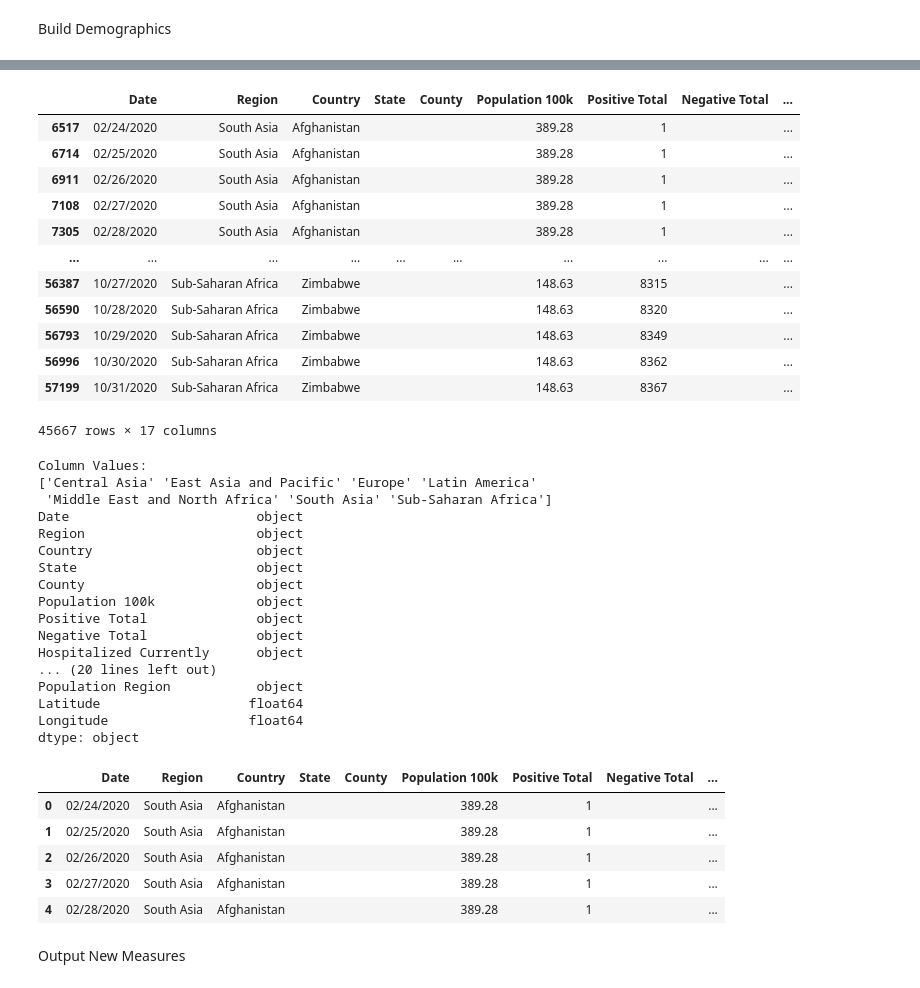
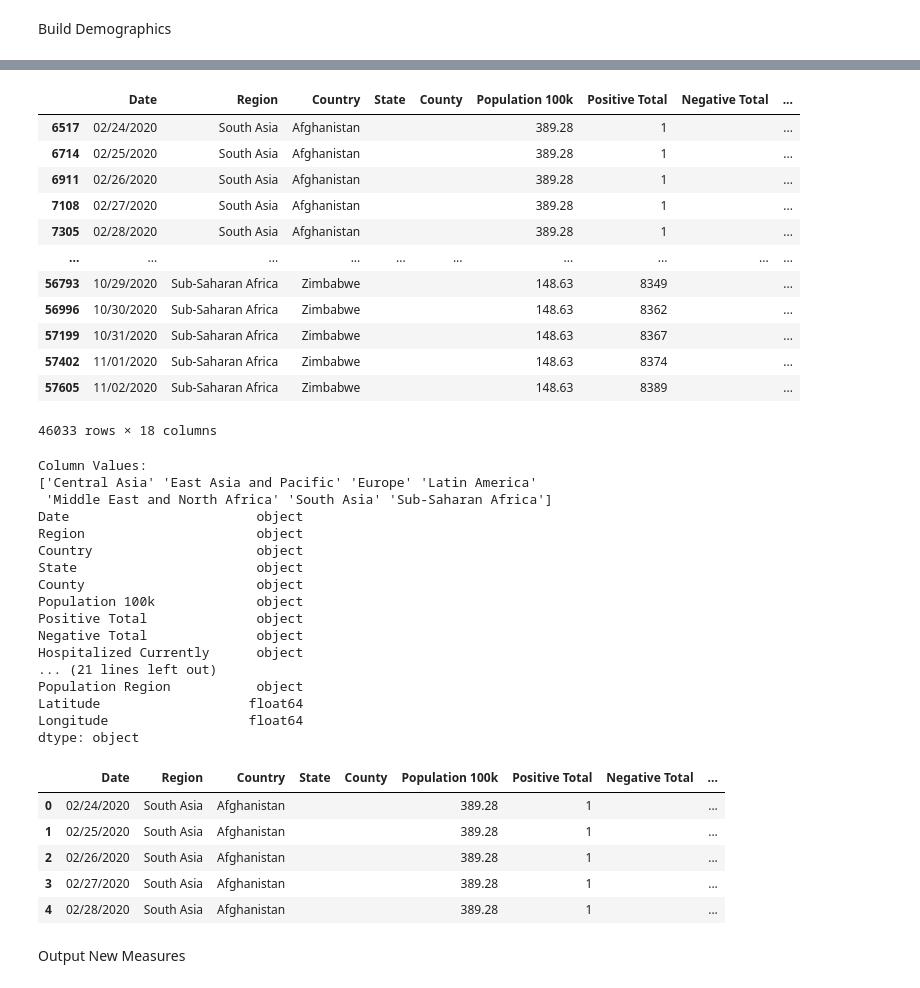
Before and after one commit to janinewhite/Global-COVID-Surveillance, a Jupyter notebook: COVID Surveillance.ipynb, the cells around one changed output, grey strips where cells are left out. Drawn from its saved outputs; the diff is of its cells as text; code cells hidden in the pictures.

```diff
--- a/COVID Surveillance.ipynb
+++ b/COVID Surveillance.ipynb
@@ -545,7 +554,29 @@ c["SARS-CoV-2 Source"] = github_url
 c["Level"] = "Country"
 c["accessed"] = str(currentTime.month) + '/' + str(currentTime.day) + '/' + str(currentTime.year)
 
-c.head(10)
+c = c.rename({'cum_tests_orig': "Total Tests",
+              'new_tests_orig': "Tests Daily",
+              'pop_100k': "Population (100K)",
+              'new_cases_orig': "Cases Daily",
+              'new_deaths_orig': "Deaths Daily",
+              'cap_cum_cases': "Total Cases Per Capita",
+              'cap_new_cases': "Cases Daily per Capita (7 day rolling average)",
+              'cap_cum_deaths': "Total Deaths Per Capita",
+              'cap_new_deaths': "Death Daily Per capita (7 day rolling average)",
+              'cap_cum_tests': "Total Tests Per Capita (7 day rolling average)",
+              'cap_new_tests': "Tests Daily Per Capita (7 day rolling average)",
+              'all_cum_cases': "Total Cases",
+              'all_new_cases': "Cases Daily (7 day rolling average)",
+              'all_cum_deaths': "Total Deaths",
+              'all_new_deaths': "Death Daily (7 day rolling average)",
+              'all_cum_tests': "Total Tests (7 day rolling average)",
+              'all_new_tests': "Tests Daily (7 day rolling average)",
+              'pos': "Positivity Rate (7 day rolling average)"
+             },axis=1)
+print("Renamed Columns")
+print(c.columns)
+
+c.head()
 # %% [output]
 Columns
 Index(['set', 'name', 'unit', 'time', 'cum_tests_orig', 'new_tests_orig',
@@ -692,44 +749,50 @@ configured.head(-10)
 # %%
+is_configured = c.name.isin(configured_countries)
+configured = c[is_configured].copy()
+configured.head(-10)
+
 script_order = ["time","region","name","state","county","pop_100k",
                 "all_cum_cases","all_cum_neg",
-                "hospitalized_currently","hospitalized_cum",
+
+
+        "hospitalized_currently","hospitalized_cum",
                 "all_cum_deaths","new_deaths",
-                "all_new_neg","new_cases","new_tests",
+                "all_new_neg","new_cases","new_tests","pos",
                 "SARS-CoV-2 Source","accessed"]
 column_names = ["Date","Region","Country","State","County","Population 100k",
                 "Positive Total", "Negative Total",
                 "Hospitalized Currently", "Hospitalized Cumulative",
                 "Deaths Total","Death Daily",
-                "Negative Daily","Positive Daily","Tests Daily",
+                "Negative Daily","Positive Daily","Tests Daily","Pos",
                 "SARS-CoV-2 Source","SARS-CoV-2 Accessed"]
 integer_output = ["Positive Total", "Negative Total",
                 "Hospitalized Currently", "Hospitalized Cumulative",
                 "Deaths Total","Death Daily",
-                "Negative Daily","Positive Daily","Tests Daily"]
+                "Negative Daily","Positive Daily","Tests Daily","Pos"]
 
 configured_output = configured[script_order].copy()
 configured_output.columns = column_names
 configured_output[integer_output] = configured_output[integer_output].apply(lambda x: pd.to_numeric(x,
                                                                                                     errors='coerce',
                                                                                                     downcast='integer'))
 configured_output = configured_output[configured_output.columns].astype(str)
 for i in configured_output.columns:
     configured_output[i] = configured_output[i].apply(lambda x: emptyNan(x))
 configured_output.head(-10)
 # %% [output]
 |  | Date | Region | Country | State | County | Population 100k | Positive Total | Negative Total | ... |
 | 6517 | 02/24/2020 | South Asia | Afghanistan |  |  | 389.28 | 1 |  | ... |
 | 6714 | 02/25/2020 | South Asia | Afghanistan |  |  | 389.28 | 1 |  | ... |
 | 6911 | 02/26/2020 | South Asia | Afghanistan |  |  | 389.28 | 1 |  | ... |
 | 7108 | 02/27/2020 | South Asia | Afghanistan |  |  | 389.28 | 1 |  | ... |
 | 7305 | 02/28/2020 | South Asia | Afghanistan |  |  | 389.28 | 1 |  | ... |
 | ... | ... | ... | ... | ... | ... | ... | ... | ... | ... |
-| 56387 | 10/27/2020 | Sub-Saharan Africa | Zimbabwe |  |  | 148.63 | 8315 |  | ... |
-| 56590 | 10/28/2020 | Sub-Saharan Africa | Zimbabwe |  |  | 148.63 | 8320 |  | ... |
 | 56793 | 10/29/2020 | Sub-Saharan Africa | Zimbabwe |  |  | 148.63 | 8349 |  | ... |
 | 56996 | 10/30/2020 | Sub-Saharan Africa | Zimbabwe |  |  | 148.63 | 8362 |  | ... |
 | 57199 | 10/31/2020 | Sub-Saharan Africa | Zimbabwe |  |  | 148.63 | 8367 |  | ... |
+| 57402 | 11/01/2020 | Sub-Saharan Africa | Zimbabwe |  |  | 148.63 | 8374 |  | ... |
+| 57605 | 11/02/2020 | Sub-Saharan Africa | Zimbabwe |  |  | 148.63 | 8389 |  | ... |
-45667 rows × 17 columns
+46033 rows × 18 columns
 # %%
 # Merge input data and demographics
 merged_input = pd.merge(configured_output, country_demographics, how="left", on="Country")
@@ -749,7 +812,7 @@ Population 100k             object
 Positive Total              object
 Negative Total              object
 Hospitalized Currently      object
-... (20 lines left out)
+... (21 lines left out)
 Population Region           object
 Latitude                   float64
 Longitude                  float64
```
Also changed, not shown: parts of 20 cells of this notebook, 20 other files.
